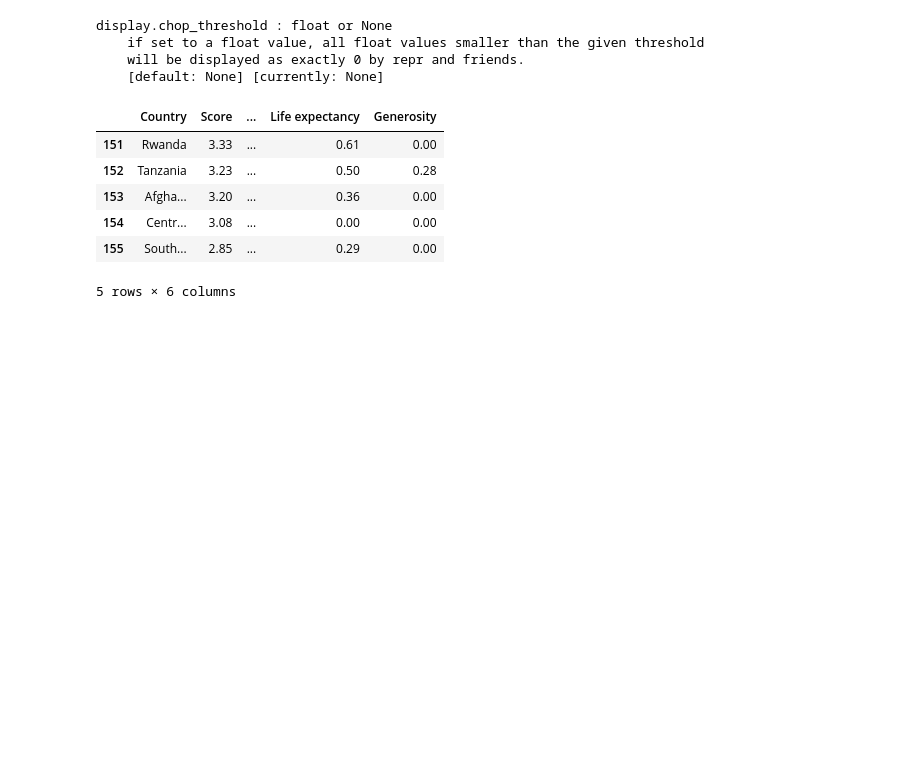
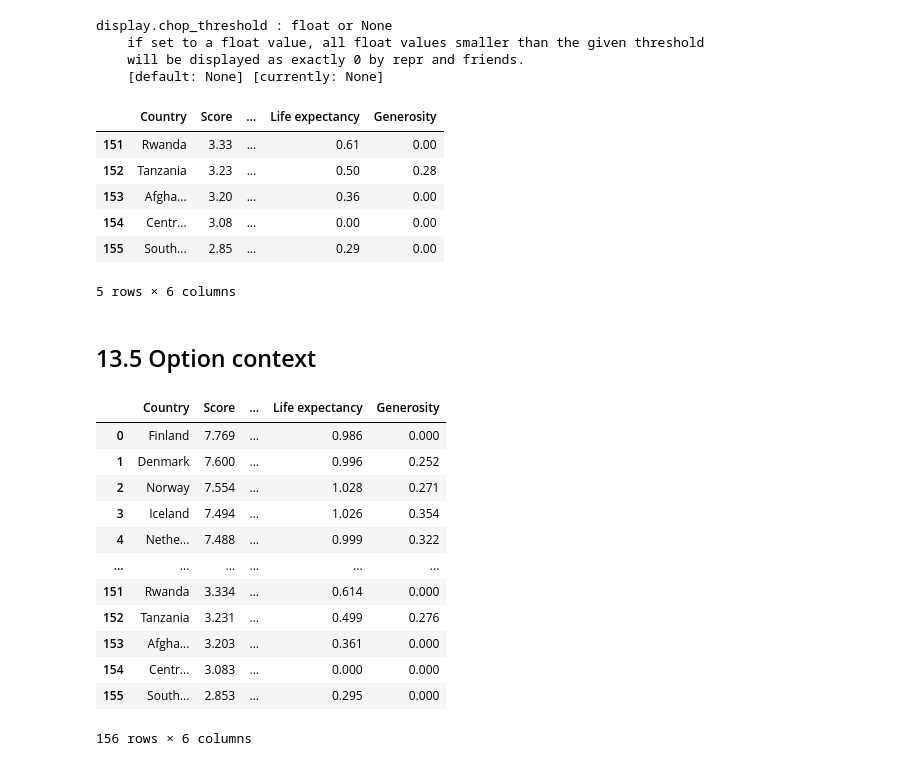
Before and after one commit to ljyGmail/pandas_in_action, a Jupyter notebook: ch13_configuring_pandas.ipynb, the cells around one changed output. Saved outputs shown, nothing was run; the diff lists cells and outputs as text; code cells hidden in the pictures; blank space fills up the shorter version.

Commit message:
13.5 option context

```diff
--- a/ch13_configuring_pandas.ipynb
+++ b/ch13_configuring_pandas.ipynb
@@ -207,3 +207,26 @@ happiness.tail()
 | 154 | Centr... | 3.08 | ... | 0.00 | 0.00 |
 | 155 | South... | 2.85 | ... | 0.29 | 0.00 |
 5 rows × 6 columns
+# %% [markdown]
+## 13.5 Option context
+# %%
+with pd.option_context(
+    "display.max_columns", 5,
+    "display.max_rows", 10,
+    "display.precision",  3
+):
+    display(happiness)
+# %% [output]
+|  | Country | Score | ... | Life expectancy | Generosity |
+| 0 | Finland | 7.769 | ... | 0.986 | 0.000 |
+| 1 | Denmark | 7.600 | ... | 0.996 | 0.252 |
+| 2 | Norway | 7.554 | ... | 1.028 | 0.271 |
+| 3 | Iceland | 7.494 | ... | 1.026 | 0.354 |
+| 4 | Nethe... | 7.488 | ... | 0.999 | 0.322 |
+| ... | ... | ... | ... | ... | ... |
+| 151 | Rwanda | 3.334 | ... | 0.614 | 0.000 |
+| 152 | Tanzania | 3.231 | ... | 0.499 | 0.276 |
+| 153 | Afgha... | 3.203 | ... | 0.361 | 0.000 |
+| 154 | Centr... | 3.083 | ... | 0.000 | 0.000 |
+| 155 | South... | 2.853 | ... | 0.295 | 0.000 |
+156 rows × 6 columns
```
